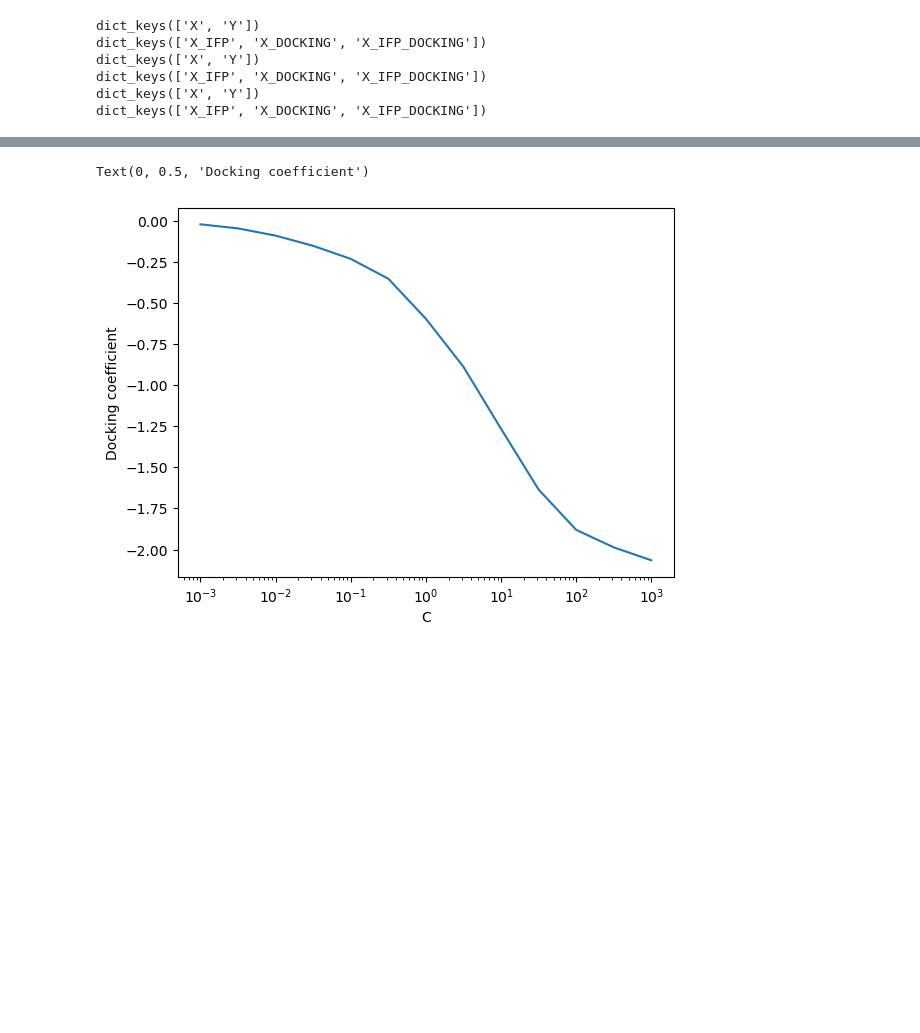
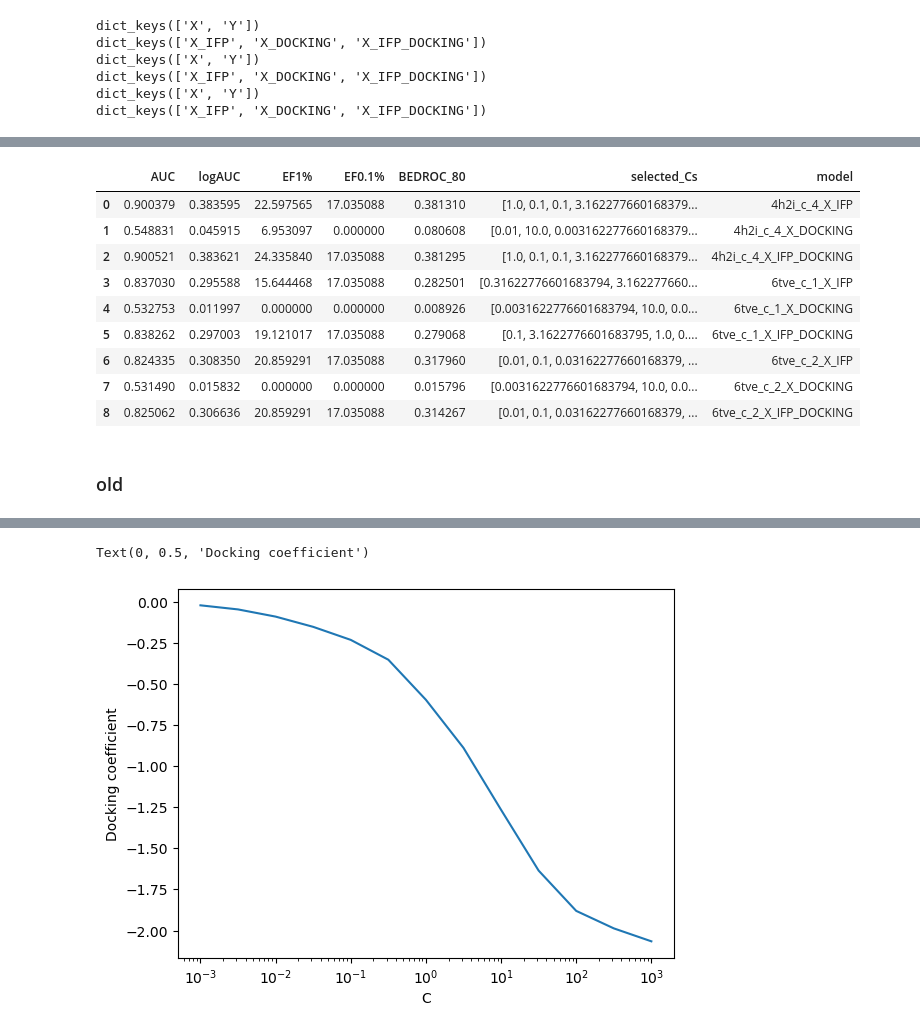
Before and after one commit to wesselporschen/montpellier-screen, a Jupyter notebook: prolif.ipynb, the cells around one changed output, grey strips where cells are left out. Drawn from its saved outputs; the diff is of its cells as text; code cells hidden in the pictures; blank space fills up the shorter version.

```diff
--- a/prolif.ipynb
+++ b/prolif.ipynb
@@ -395,0 +858,19 @@ dict_keys(['X_IFP', 'X_DOCKING', 'X_IFP_DOCKING'])
+# %%
+combined_results = pd.concat(
+    [df.assign(model=name) for name, df in all_results.items()],
+    ignore_index=True
+)
+combined_results
+# %% [output]
+|  | AUC | logAUC | EF1% | EF0.1% | BEDROC_80 | selected_Cs | model |
+| 0 | 0.900379 | 0.383595 | 22.597565 | 17.035088 | 0.381310 | [1.0, 0.1, 0.1, 3.162277660168379... | 4h2i_c_4_X_IFP |
+| 1 | 0.548831 | 0.045915 | 6.953097 | 0.000000 | 0.080608 | [0.01, 10.0, 0.003162277660168379... | 4h2i_c_4_X_DOCKING |
+| 2 | 0.900521 | 0.383621 | 24.335840 | 17.035088 | 0.381295 | [1.0, 0.1, 0.1, 3.162277660168379... | 4h2i_c_4_X_IFP_DOCKING |
+| 3 | 0.837030 | 0.295588 | 15.644468 | 17.035088 | 0.282501 | [0.31622776601683794, 3.162277660... | 6tve_c_1_X_IFP |
+| 4 | 0.532753 | 0.011997 | 0.000000 | 0.000000 | 0.008926 | [0.0031622776601683794, 10.0, 0.0... | 6tve_c_1_X_DOCKING |
+| 5 | 0.838262 | 0.297003 | 19.121017 | 17.035088 | 0.279068 | [0.1, 3.1622776601683795, 1.0, 0.... | 6tve_c_1_X_IFP_DOCKING |
+| 6 | 0.824335 | 0.308350 | 20.859291 | 17.035088 | 0.317960 | [0.01, 0.1, 0.03162277660168379, ... | 6tve_c_2_X_IFP |
+| 7 | 0.531490 | 0.015832 | 0.000000 | 0.000000 | 0.015796 | [0.0031622776601683794, 10.0, 0.0... | 6tve_c_2_X_DOCKING |
+| 8 | 0.825062 | 0.306636 | 20.859291 | 17.035088 | 0.314267 | [0.01, 0.1, 0.03162277660168379, ... | 6tve_c_2_X_IFP_DOCKING |
+# %% [markdown]
+### old
```
Also changed, not shown: parts of 43 cells of this notebook.
